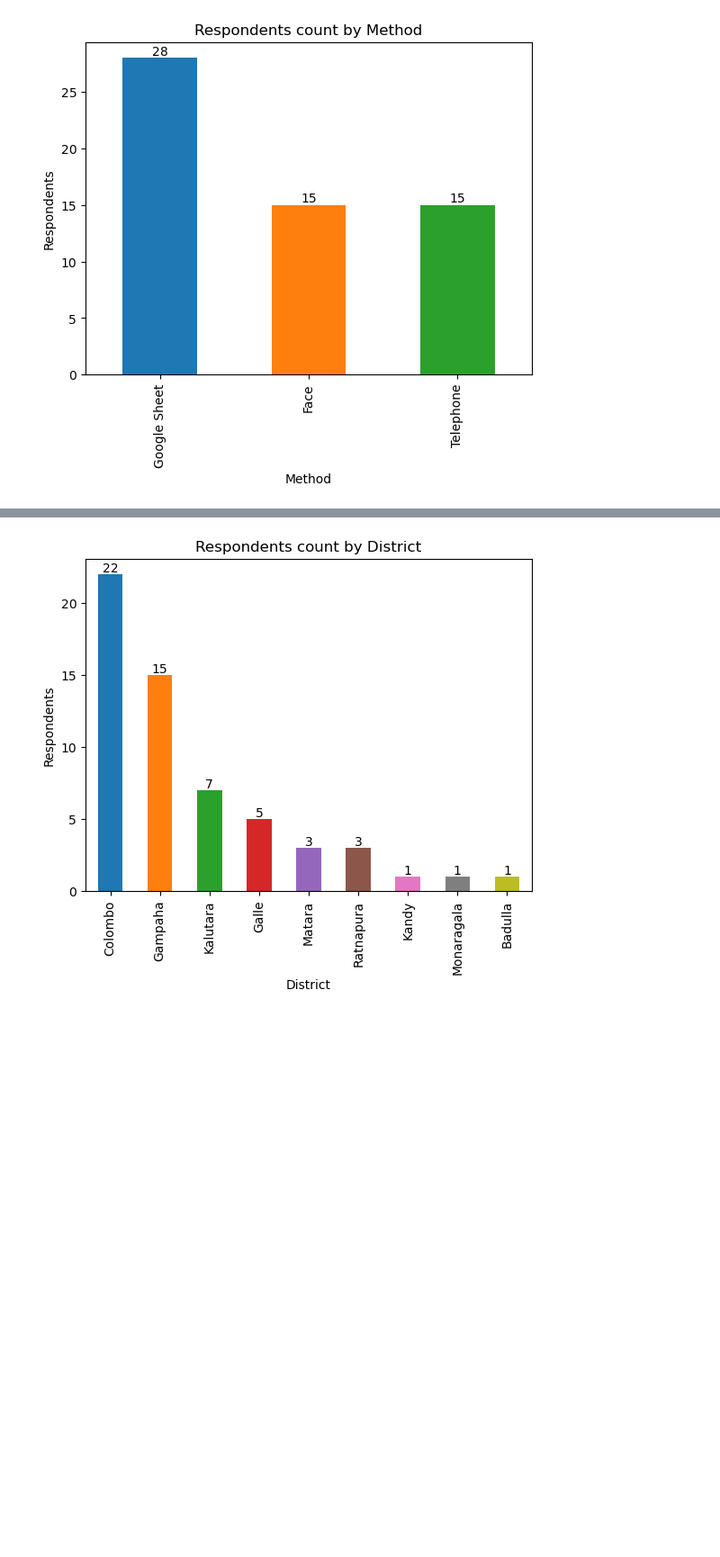
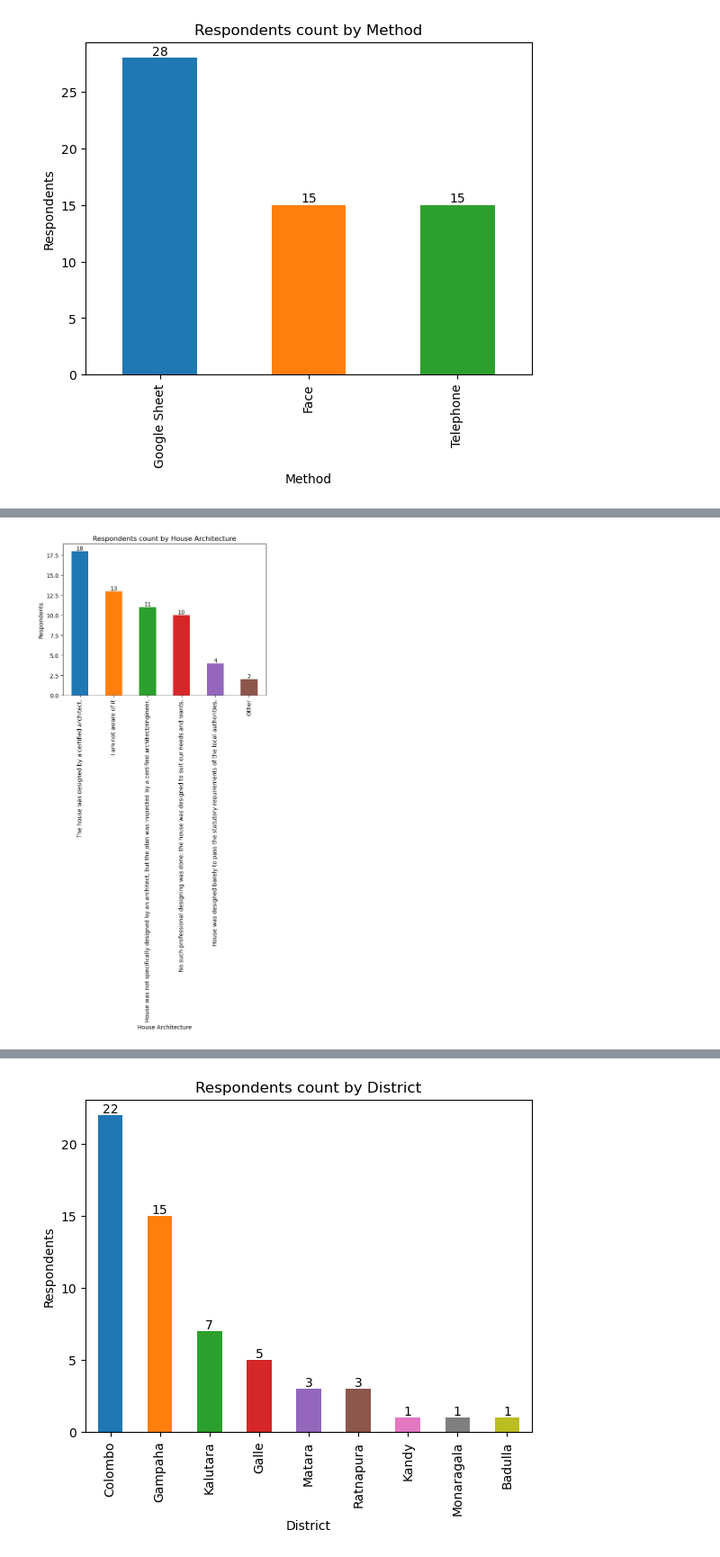
Before and after one commit to pcperera/energy-usage-sri-lanka, a Jupyter notebook: descriptive.ipynb, the cells around one changed output, grey strips where cells are left out. Shown at 90% size. Drawn from its saved outputs; the diff is of its cells as text; code cells hidden in the pictures; blank space fills up the shorter version.

```diff
--- a/descriptive.ipynb
+++ b/descriptive.ipynb
@@ -46,11 +46,16 @@ Index(['Method', 'Timestamp',
 df = raw_df
 # %%
 df.rename(columns={'Which of the following time periods best describes when your house was built?': 'Year of Construction'}, inplace=True)
+df.rename(columns={'What do you know about the architecture of the house?': 'House Architecture'}, inplace=True)
+df.rename(columns={'Select the best option which describes your house': 'Type of House'}, inplace=True)
 df.rename(columns={'How many stories does your house have?': 'Number of Floors'}, inplace=True)
 df.rename(columns={'State the area of your house in square feet?': 'Floor Area'}, inplace=True)
 df.rename(columns={'Was your wiring done by a professional electrician?': 'Professional Wiring'}, inplace=True)
+df.rename(columns={'How much is your household\'s average monthly expenditure in LKR for "food" items ?': 'Monthly Expenditure - Food'}, inplace=True)
+df.rename(columns={'How much is your household\'s average monthly expenditure in LKR for "non-food" items ?': 'Monthly Expenditure - Non Food'}, inplace=True)
 df.rename(columns={'What is the best representation of the major material your outside walls are made of?': 'Outside Wall Material'}, inplace=True)
 df.rename(columns={'What is the major type of roof installation used in your house (on the highest floor)?': 'Roof Installation Type'}, inplace=True)
+df.rename(columns={'Nearly how many red notices did you receive last year?': 'Red Notices Last Year'}, inplace=True)
 df.rename(columns={'Which of the following options do your house use for ventilation and lighting other than windows and doors (only indoors)?': 'Ventilation Type'}, inplace=True)
 df.rename(columns={'Which district you are residing?': 'District'}, inplace=True)
 df.rename(columns={'Which Secretarial division your house belonged?': 'Secretarial Division'}, inplace=True)
@@ -90,0 +101,4 @@ bar_plot('Method')
+# %%
+bar_plot('House Architecture')
+# %% [output]
+[figure, added]
```
Also changed, not shown: parts of 4 cells of this notebook.
